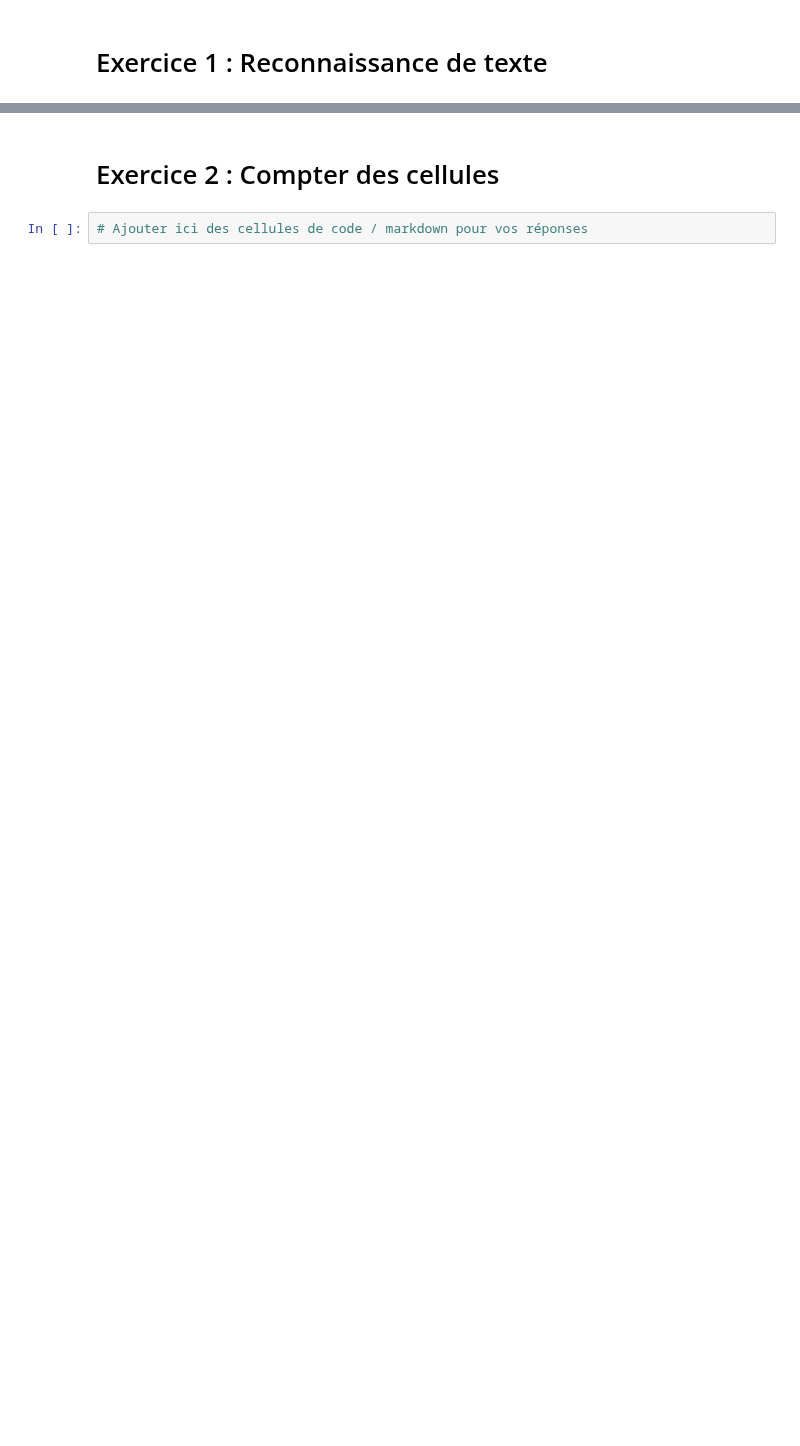
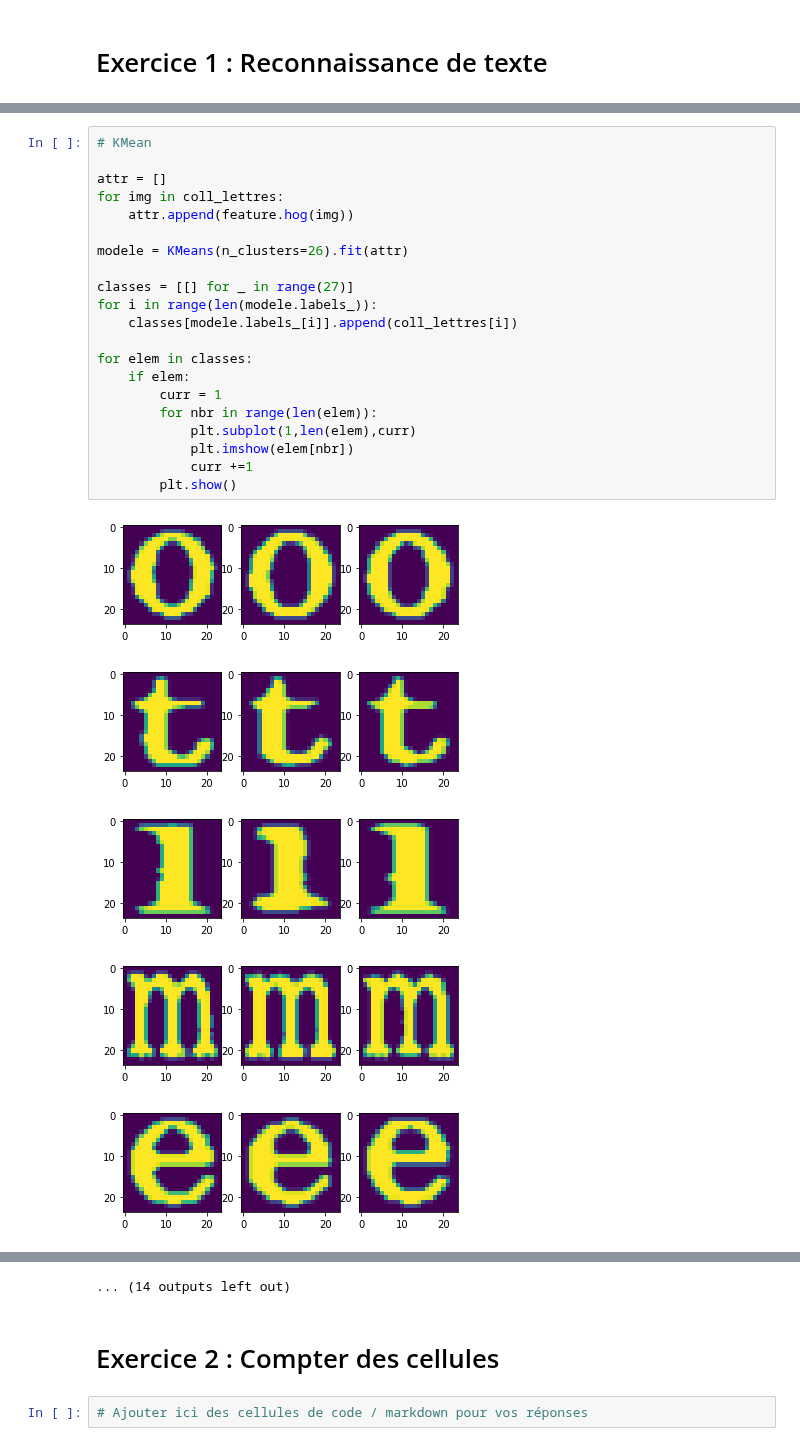
Before and after one commit to RaphaelJ-S/inf600f, a Jupyter notebook: tp/tp4/data/TP4-JACOB-SIMARD.ipynb, the cells around one changed output, grey strips where cells are left out. Saved outputs shown, nothing was run; the diff lists cells and outputs as text; blank space fills up the shorter version.

```diff
--- a/tp/tp4/data/TP4-JACOB-SIMARD.ipynb
+++ b/tp/tp4/data/TP4-JACOB-SIMARD.ipynb
@@ -89,0 +152,27 @@ plt.imshow(seg)
+# %%
+# KMean
+
+attr = []
+for img in coll_lettres:
+    attr.append(feature.hog(img))
+
+modele = KMeans(n_clusters=26).fit(attr)
+
+classes = [[] for _ in range(27)]
+for i in range(len(modele.labels_)):
+    classes[modele.labels_[i]].append(coll_lettres[i])
+
+for elem in classes:
+    if elem:
+        curr = 1
+        for nbr in range(len(elem)):
+            plt.subplot(1,len(elem),curr)
+            plt.imshow(elem[nbr])
+            curr +=1
+        plt.show()
+# %% [output]
+[figure, added]
+[figure, added]
+[figure, added]
+[figure, added]
+[figure, added]
@@ -90,3 +186,4 @@ plt.imshow(seg)
+... (14 outputs left out)
 # %% [markdown]
 # Exercice 2 : Compter des cellules
 # %%
```
Also changed, not shown: parts of 6 cells of this notebook.
